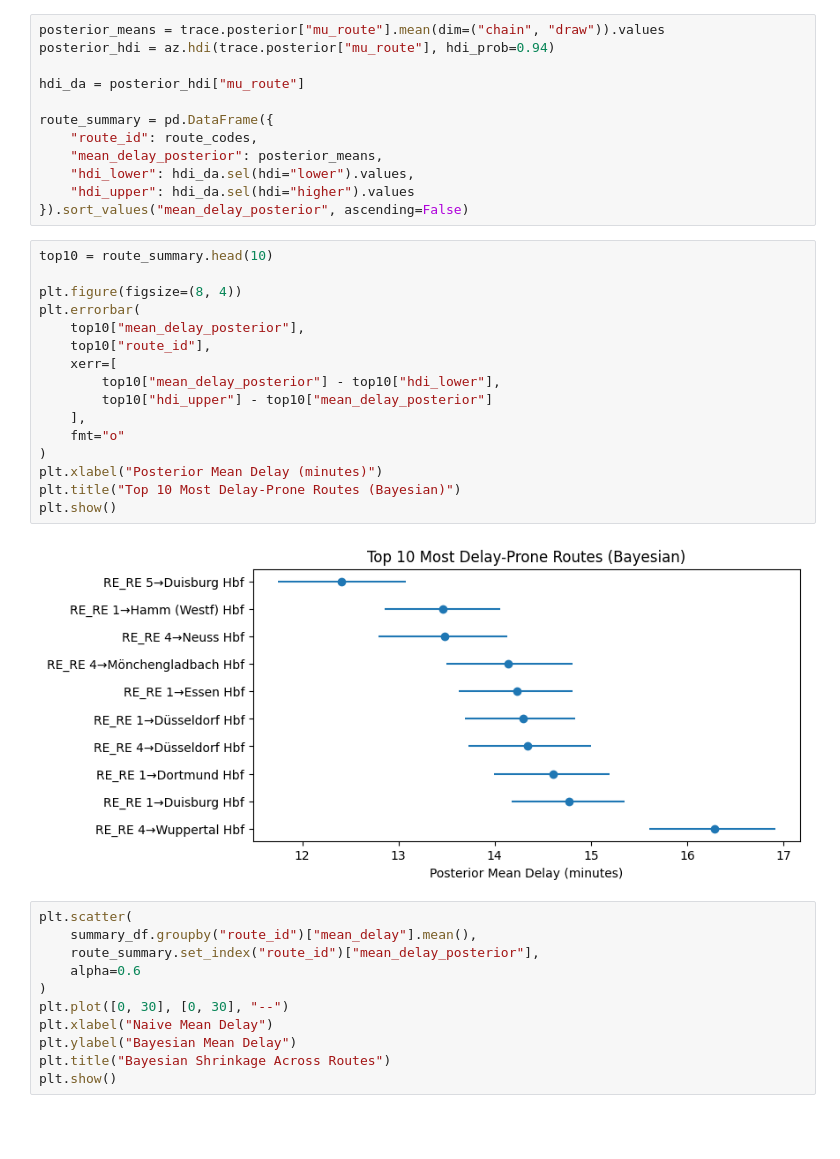
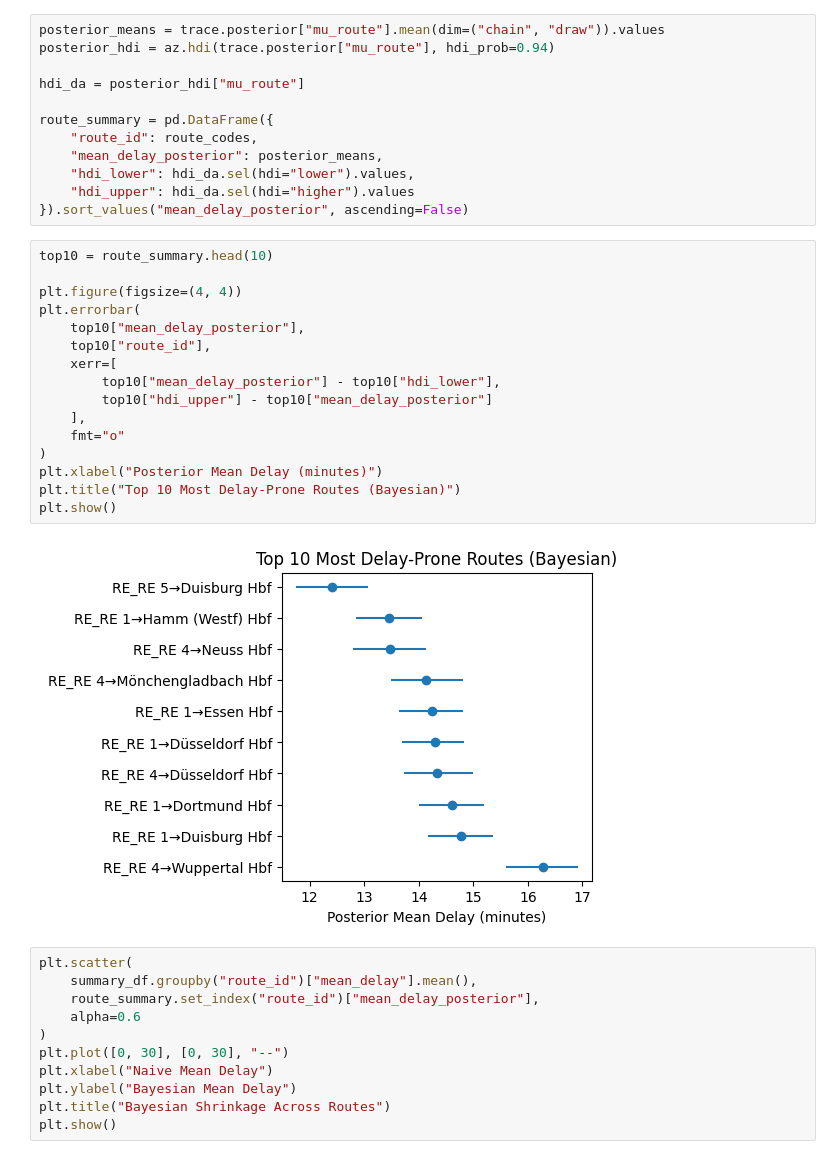
Before and after one commit to bcrohit/applied-bayesian-data-analysis, a Jupyter notebook: notebooks/analysis.ipynb, the cells around one changed output. Cells and saved outputs as stored; diff of their text form; blank space fills up the shorter version.

```diff
--- a/notebooks/analysis.ipynb
+++ b/notebooks/analysis.ipynb
@@ -260,21 +263,21 @@ route_summary = pd.DataFrame({
 # %%
 top10 = route_summary.head(10)
 
-plt.figure(figsize=(8, 4))
+plt.figure(figsize=(4, 4))
 plt.errorbar(
     top10["mean_delay_posterior"],
     top10["route_id"],
     xerr=[
         top10["mean_delay_posterior"] - top10["hdi_lower"],
         top10["hdi_upper"] - top10["mean_delay_posterior"]
     ],
     fmt="o"
 )
 plt.xlabel("Posterior Mean Delay (minutes)")
 plt.title("Top 10 Most Delay-Prone Routes (Bayesian)")
 plt.show()
 # %% [output]
-[figure, old version]
+[figure, new version]
 # %%
 plt.scatter(
     summary_df.groupby("route_id")["mean_delay"].mean(),
```
Also changed, not shown: parts of 4 cells of this notebook.
